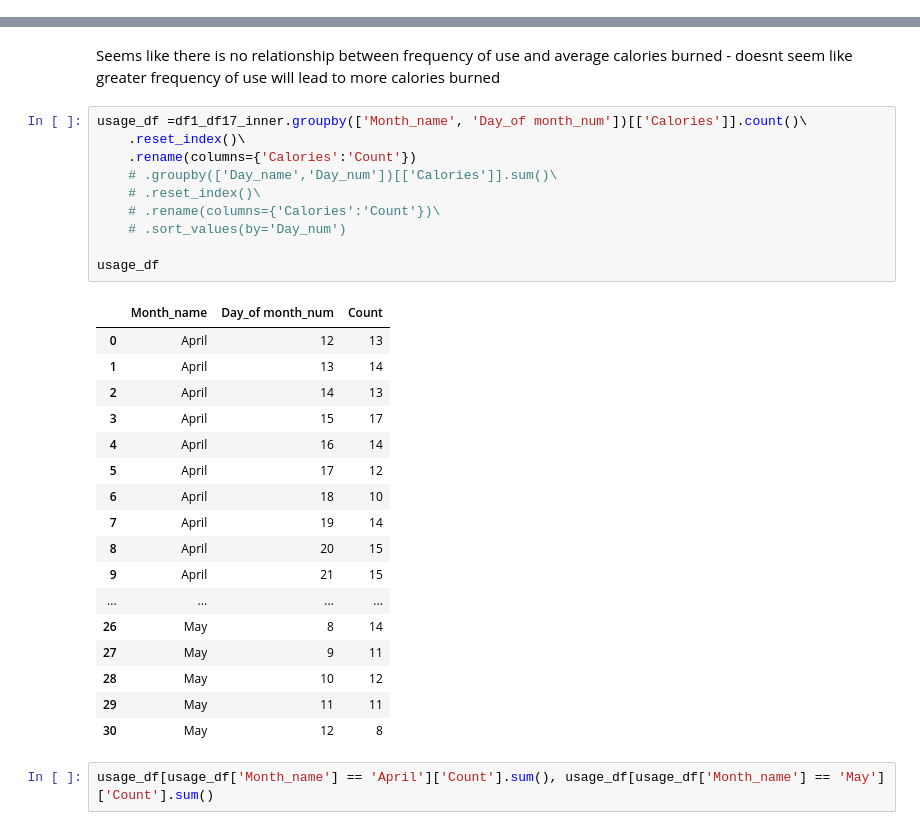
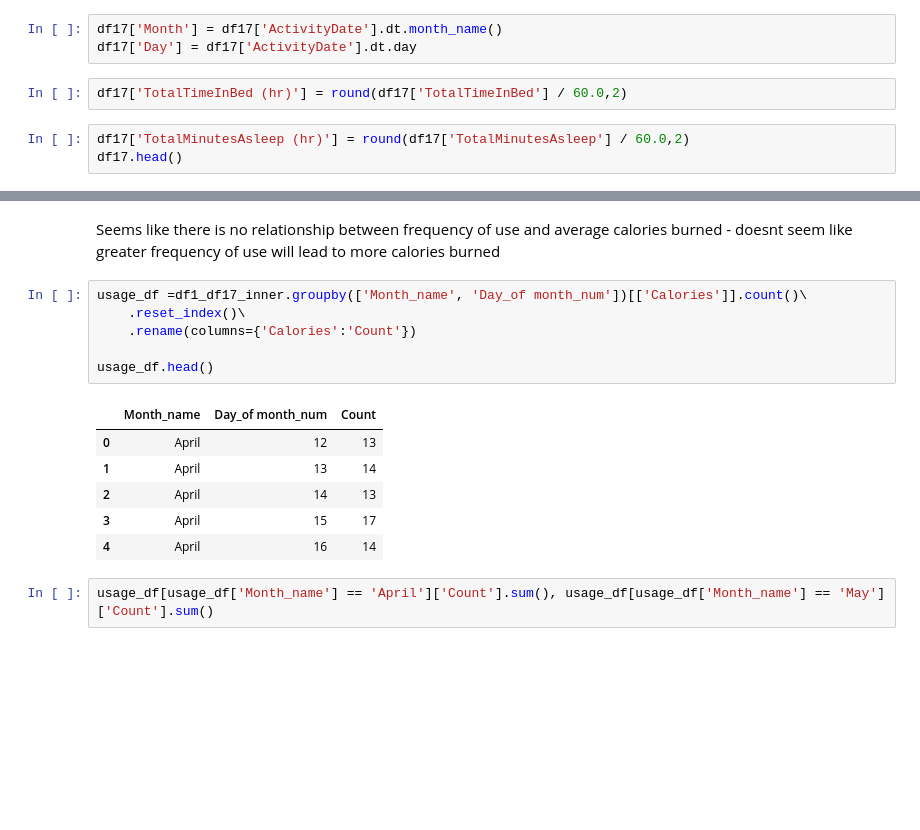
Before and after one commit to sirDevelop/BellaBeat-Data-Analysis, a Jupyter notebook: BellaBeat_Study.ipynb, the cells around one changed output, grey strips where cells are left out. Cells and saved outputs as stored; diff of their text form; blank space fills up the shorter version.

```diff
--- a/BellaBeat_Study.ipynb
+++ b/BellaBeat_Study.ipynb
@@ -1162,3 +1275,11 @@ df17.head()
 | 2 | 1503960366 | 4/15/2016 12:00:00 AM | 1 | 412 | 442 | 2016-04-15 |
 | 3 | 1503960366 | 4/16/2016 12:00:00 AM | 2 | 340 | 367 | 2016-04-16 |
 | 4 | 1503960366 | 4/17/2016 12:00:00 AM | 1 | 700 | 712 | 2016-04-17 |
+# %%
+df17['Month'] = df17['ActivityDate'].dt.month_name()
+df17['Day'] = df17['ActivityDate'].dt.day
+# %%
+df17['TotalTimeInBed (hr)'] = round(df17['TotalTimeInBed'] / 60.0,2)
+# %%
+df17['TotalMinutesAsleep (hr)'] = round(df17['TotalMinutesAsleep'] / 60.0,2)
+df17.head()
@@ -1564,31 +1732,16 @@ Seems like there is no relationship between frequency of use and average calorie
 # %%
 usage_df =df1_df17_inner.groupby(['Month_name', 'Day_of month_num'])[['Calories']].count()\
     .reset_index()\
     .rename(columns={'Calories':'Count'})
-    # .groupby(['Day_name','Day_num'])[['Calories']].sum()\
-    # .reset_index()\
-    # .rename(columns={'Calories':'Count'})\
-    # .sort_values(by='Day_num')
 
-usage_df
+usage_df.head()
 # %% [output]
 |  | Month_name | Day_of month_num | Count |
 | 0 | April | 12 | 13 |
 | 1 | April | 13 | 14 |
 | 2 | April | 14 | 13 |
 | 3 | April | 15 | 17 |
 | 4 | April | 16 | 14 |
-| 5 | April | 17 | 12 |
-| 6 | April | 18 | 10 |
-| 7 | April | 19 | 14 |
-| 8 | April | 20 | 15 |
-| 9 | April | 21 | 15 |
-| ... | ... | ... | ... |
-| 26 | May | 8 | 14 |
-| 27 | May | 9 | 11 |
-| 28 | May | 10 | 12 |
-| 29 | May | 11 | 11 |
-| 30 | May | 12 | 8 |
 # %%
 usage_df[usage_df['Month_name'] == 'April']['Count'].sum(), usage_df[usage_df['Month_name'] == 'May']['Count'].sum()
 # %% [output]
```
Also changed, not shown: parts of 49 cells of this notebook.
